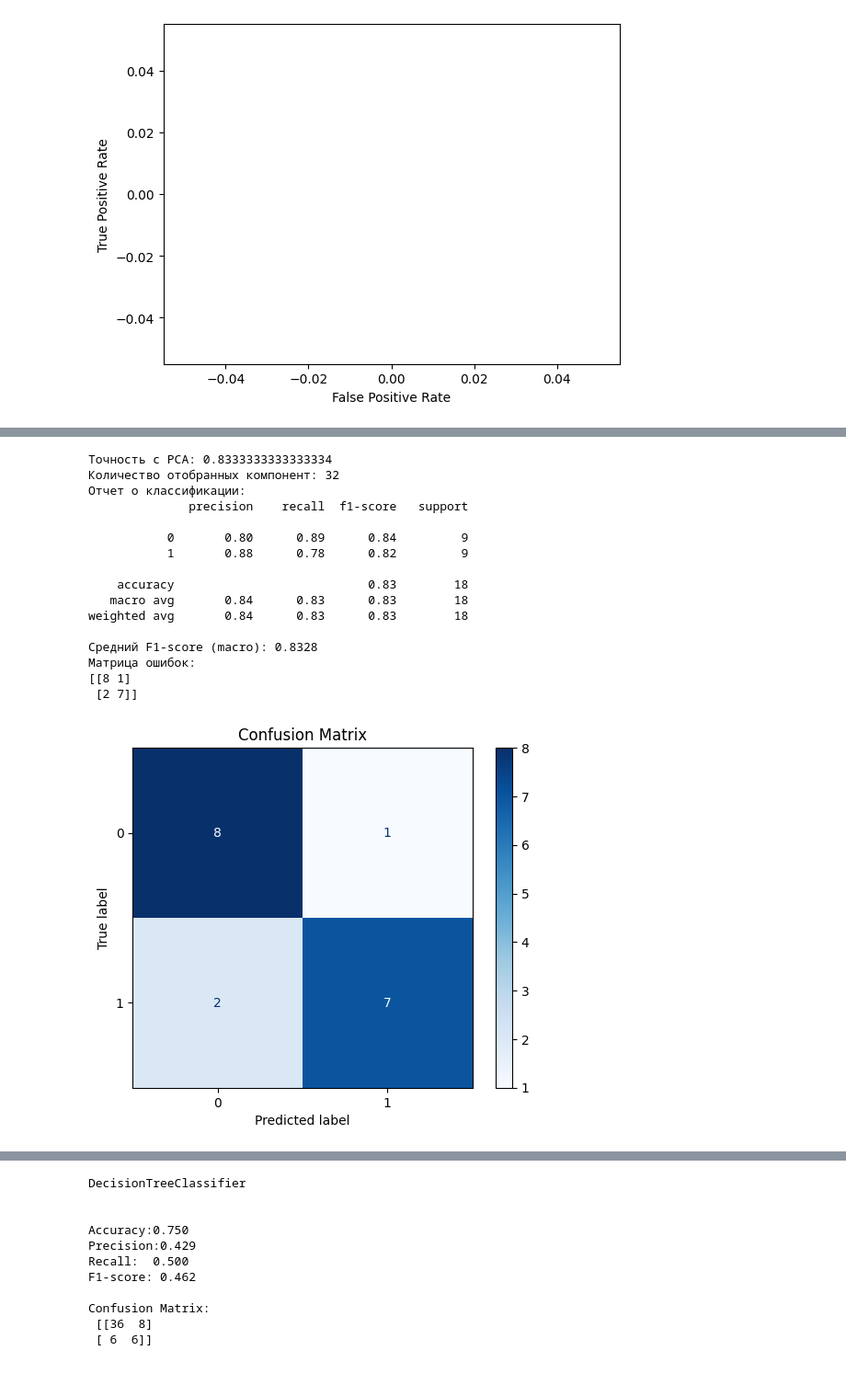
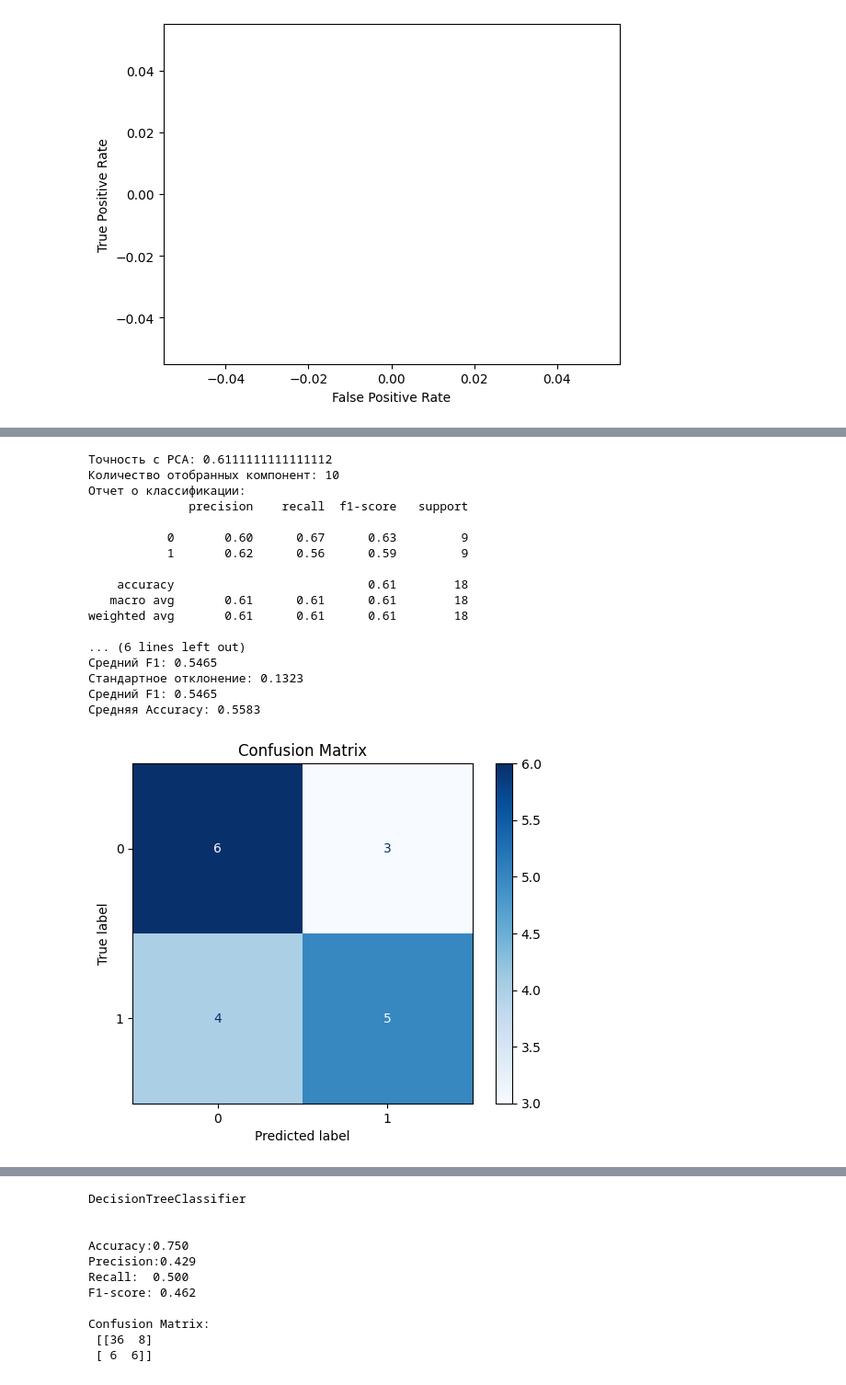
Before and after one commit to Egor29ch/UDGU_project, a Jupyter notebook: EEG_files/random_tree_EGG_data_generate.ipynb, the cells around one changed output, grey strips where cells are left out. Shown at 92% size. Drawn from its saved outputs; the diff is of its cells as text; code cells hidden in the pictures.

```diff
--- a/EEG_files/random_tree_EGG_data_generate.ipynb
+++ b/EEG_files/random_tree_EGG_data_generate.ipynb
@@ -278,6 +279,8 @@ from sklearn.preprocessing import StandardScaler
 from sklearn.ensemble import RandomForestClassifier
 from sklearn.pipeline import Pipeline
 from sklearn.model_selection import train_test_split
+from sklearn.model_selection import cross_val_score, StratifiedKFold
+from sklearn.model_selection import cross_validate
 
 # Загрузка
 df = pd.read_csv('df_balanced.csv')
@@ -289,8 +292,13 @@ X_train, X_test, y_train, y_test = train_test_split(X, y, test_size=0.2, random_
 # Создаем пайплайн
 pipe = Pipeline([
     ('scaler', StandardScaler()), # Центрируем данные (среднее=0, дисперсия=1)
-    ('pca', PCA(n_components=0.80)), # Сохраняем компоненты, описывающие 95% дисперсии
-    ('rf', RandomForestClassifier(n_estimators=300, n_jobs=-1, random_state=42))
+    ('pca', PCA(n_components=0.52)), # Сохраняем компоненты, описывающие 80% дисперсии
+    ('rf', RandomForestClassifier(n_estimators=300,
+                                   n_jobs=-1,
+                                   random_state=42,
+                                   max_depth = 8,
+                                   min_samples_leaf=4
+                                   ))
 ])
 
 pipe.fit(X_train, y_train)
@@ -302,42 +310,59 @@ print(f"Количество отобранных компонент: {pipe.name
 from sklearn.metrics import confusion_matrix, classification_report, f1_score, ConfusionMatrixDisplay
 import matplotlib.pyplot as plt
 
 # 1. Получаем предсказания на тестовых данных
 y_pred = pipe.predict(X_test)
 
 # 2. Выводим отчет о классификации (Precision, Recall, F1 для каждого класса)
 print("Отчет о классификации:")
 print(classification_report(y_test, y_pred))
 
 # 3. Считаем средний F1-score (поскольку вы упоминали его ранее)
 f1 = f1_score(y_test, y_pred, average='macro')
 print(f"Средний F1-score (macro): {f1:.4f}")
 
 # 4. Матрица ошибок (Confusion Matrix)
 cm = confusion_matrix(y_test, y_pred)
 print("Матрица ошибок:")
 print(cm)
 
+# Настраиваем стратегию разбиения (например, на 5 частей)
+skf = StratifiedKFold(n_splits=10, shuffle=True, random_state=42)
+
+# Считаем метрики
+# Мы передаем весь X и y, так как функция сама разделит их внутри
+cv_results = cross_val_score(pipe, X, y, cv=skf, scoring='f1_macro')
+
+print(f"F1-score на каждом фолде: {cv_results}")
+print(f"Средний F1: {cv_results.mean():.4f}")
+print(f"Стандартное отклонение: {cv_results.std():.4f}")
+scoring = ['f1_macro', 'accuracy', 'precision_macro', 'recall_macro']
+results = cross_validate(pipe, X, y, cv=skf, scoring=scoring)
+
+print(f"Средний F1: {results['test_f1_macro'].mean():.4f}")
+print(f"Средняя Accuracy: {results['test_accuracy'].mean():.4f}")
+
 # 5. Визуализация матрицы ошибок
 disp = ConfusionMatrixDisplay(confusion_matrix=cm)
 disp.plot(cmap=plt.cm.Blues)
 plt.title("Confusion Matrix")
 plt.show()
 # %% [output]
-Точность с PCA: 0.8333333333333334
-Количество отобранных компонент: 32
+Точность с PCA: 0.6111111111111112
+Количество отобранных компонент: 10
 Отчет о классификации:
               precision    recall  f1-score   support
 
-           0       0.80      0.89      0.84         9
-           1       0.88      0.78      0.82         9
+           0       0.60      0.67      0.63         9
+           1       0.62      0.56      0.59         9
 
-    accuracy                           0.83        18
-   macro avg       0.84      0.83      0.83        18
-weighted avg       0.84      0.83      0.83        18
+    accuracy                           0.61        18
+   macro avg       0.61      0.61      0.61        18
+weighted avg       0.61      0.61      0.61        18
 
-Средний F1-score (macro): 0.8328
-Матрица ошибок:
-[[8 1]
- [2 7]]
+... (6 lines left out)
+Средний F1: 0.5465
+Стандартное отклонение: 0.1323
+Средний F1: 0.5465
+Средняя Accuracy: 0.5583
-[figure, old version]
+[figure, new version]
```
Also changed, not shown: parts of 10 cells of this notebook, 6 other files.
